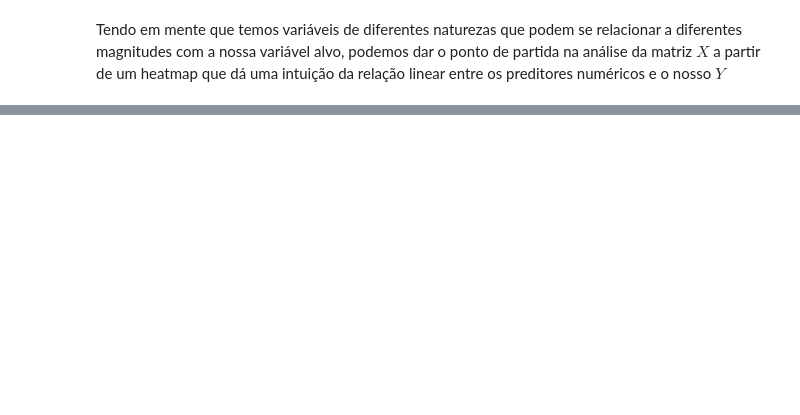
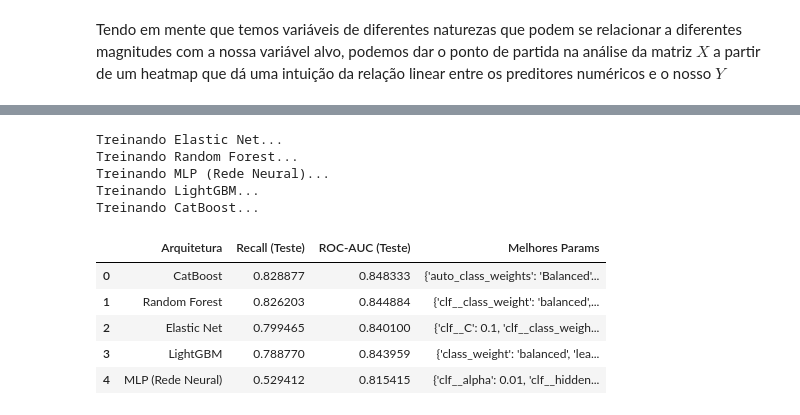
Before and after one commit to zf0rest/telco-churn-benchmark, a Jupyter notebook: notebooks/exploring.ipynb, the cells around one changed output, grey strips where cells are left out. Saved outputs shown, nothing was run; the diff lists cells and outputs as text; code cells hidden in the pictures; blank space fills up the shorter version.

Commit message:
finalizando análise (primeira versão)

```diff
--- a/notebooks/exploring.ipynb
+++ b/notebooks/exploring.ipynb
@@ -325,0 +495,47 @@ dtype: int64
+# %%
+placar_grid = []
+melhores_modelos = {}
+
+for nome, config in config_modelos.items():
+    print(f"Treinando {nome}...")
+
+    grid = GridSearchCV(
+        estimator=config['modelo'],
+        param_grid=config['params'],
+        cv=5,
+        scoring='recall',
+        n_jobs=-1
+    )
+
+    if nome == 'CatBoost':
+        grid.fit(X_train, y_train, cat_features=list(cat_vars_sobreviventes))
+    else:
+        grid.fit(X_train, y_train)
+
+    melhores_modelos[nome] = grid.best_estimator_
+
+    # Avaliação no conjunto de Teste isolado
+    y_pred = grid.predict(X_test)
+    y_proba = grid.predict_proba(X_test)[:, 1]
+
+    placar_grid.append({
+        'Arquitetura': nome,
+        'Recall (Teste)': recall_score(y_test, y_pred),
+        'ROC-AUC (Teste)': roc_auc_score(y_test, y_proba),
+        'Melhores Params': str(grid.best_params_)
+    })
+
+df_benchmark_final = pd.DataFrame(placar_grid).sort_values(by='Recall (Teste)', ascending=False).reset_index(drop=True)
+display(df_benchmark_final)
+# %% [output]
+Treinando Elastic Net...
+Treinando Random Forest...
+Treinando MLP (Rede Neural)...
+Treinando LightGBM...
+Treinando CatBoost...
+|  | Arquitetura | Recall (Teste) | ROC-AUC (Teste) | Melhores Params |
+| 0 | CatBoost | 0.828877 | 0.848333 | {'auto_class_weights': 'Balanced'... |
+| 1 | Random Forest | 0.826203 | 0.844884 | {'clf__class_weight': 'balanced',... |
+| 2 | Elastic Net | 0.799465 | 0.840100 | {'clf__C': 0.1, 'clf__class_weigh... |
+| 3 | LightGBM | 0.788770 | 0.843959 | {'class_weight': 'balanced', 'lea... |
+| 4 | MLP (Rede Neural) | 0.529412 | 0.815415 | {'clf__alpha': 0.01, 'clf__hidden... |
```
Also changed, not shown: parts of 27 cells of this notebook, 6 other files.
